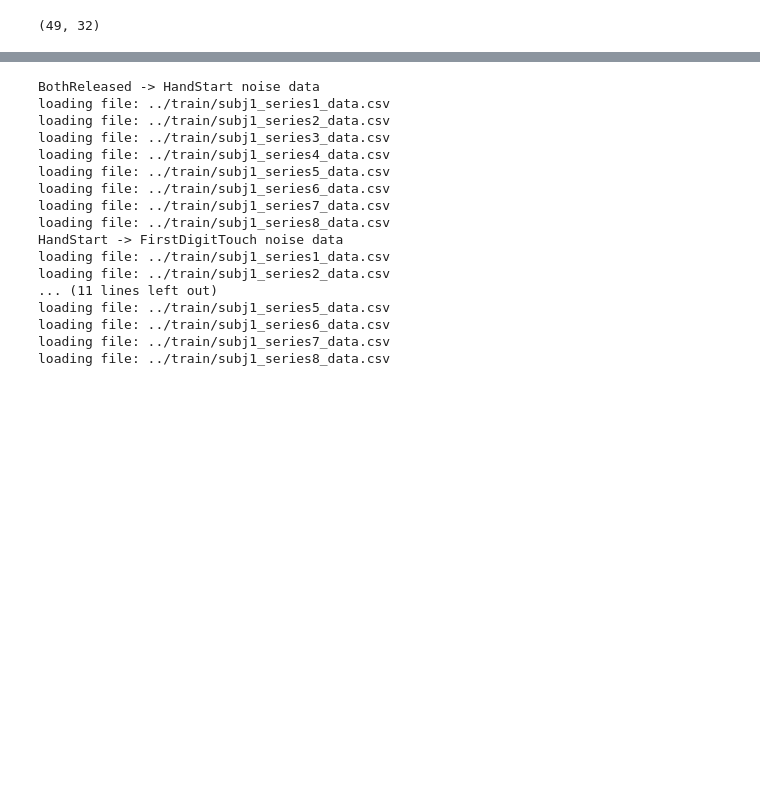
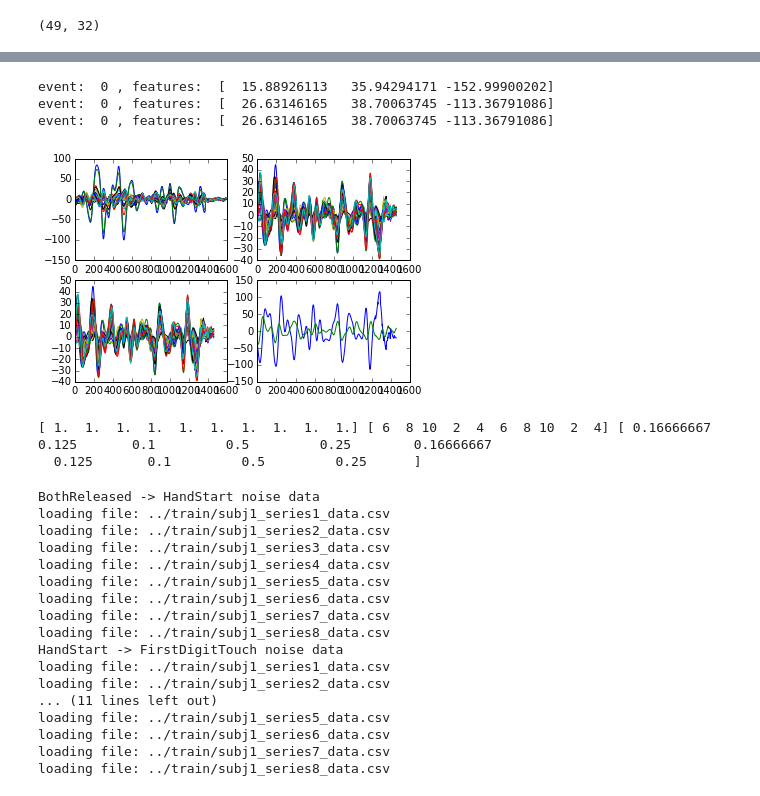
Before and after one commit to kaylanb/IndominusRex, a Jupyter notebook: code/process.ipynb, the cells around one changed output, grey strips where cells are left out. Drawn from its saved outputs; the diff is of its cells as text; code cells hidden in the pictures; blank space fills up the shorter version.

Commit message:
noise events are now averaged over trials, number of time points varies in each trial but this is accounted for and in averaging as well

```diff
--- a/code/process.ipynb
+++ b/code/process.ipynb
@@ -258,3 +354,10 @@ def TEST_Target_features_for_series(dfile,i_beg):
+# %%
+TEST_noise_features_for_series(dfile,i_beg,i_end)
+# %% [output]
+event:  0 , features:  [  15.88926113   35.94294171 -152.99900202]
+event:  0 , features:  [  26.63146165   38.70063745 -113.36791086]
+event:  0 , features:  [  26.63146165   38.70063745 -113.36791086]
+[figure, added]
 # %%
 #feature vector for each event
 N_features= 17
@@ -268,4 +371,14 @@ for e,event in enumerate(events_tbl.keys()):
         buck_feat[:,b]= get_features( pca_arr[e,b,:,:] )
     #final feature vector is average of feature vectors over all buckets
     feat_vector[:,e]= n.mean(buck_feat,axis=1)
+# %%
+a=n.zeros((10,32))+1
+cnt=n.arange(1,11)
+# cnt_2d= n.swapaxes(n.resize(cnt,(32,10)),1,0)
+cnt_2d= n.resize(cnt,(10,32))
+b=a/cnt_2d
+print a[:,5], cnt_2d[:,5], b[:,5]
+# %% [output]
+[ 1.  1.  1.  1.  1.  1.  1.  1.  1.  1.] [ 6  8 10  2  4  6  8 10  2  4] [ 0.16666667  0.125       0.1         0.5         0.25        0.16666667
+  0.125       0.1         0.5         0.25      ]
 # %%
```
Also changed, not shown: parts of 5 cells of this notebook.
